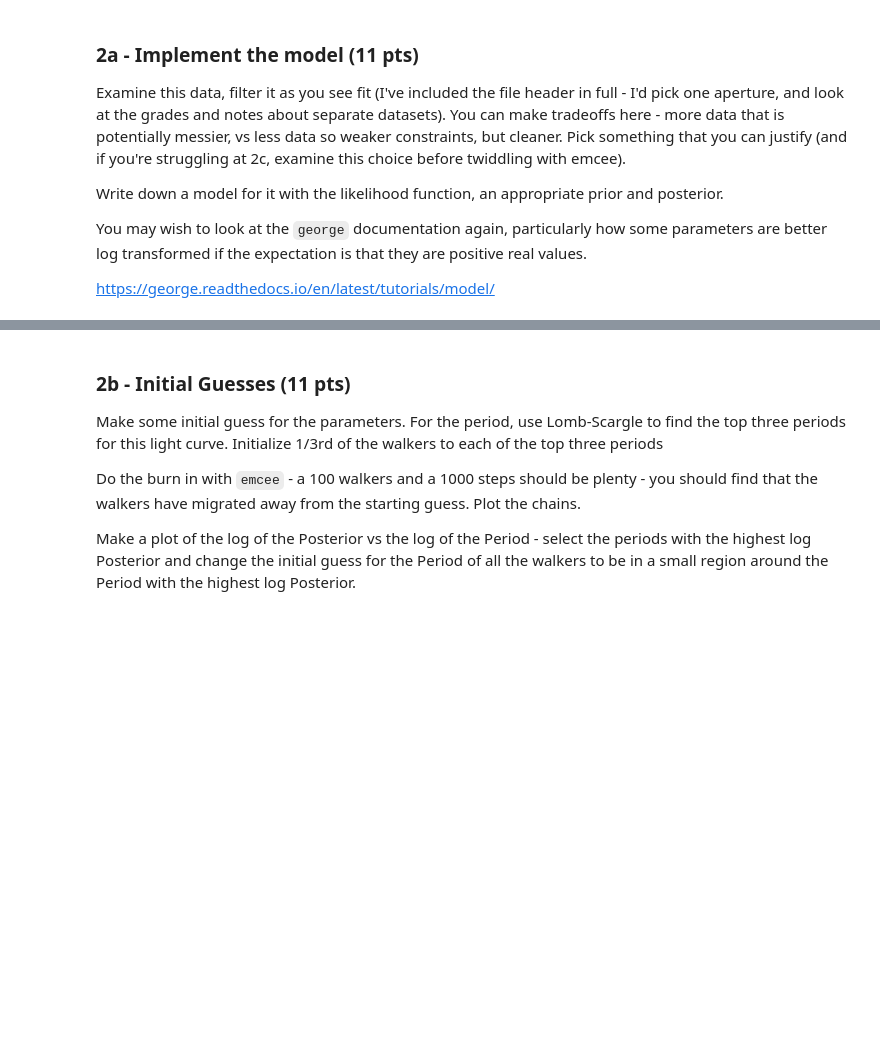
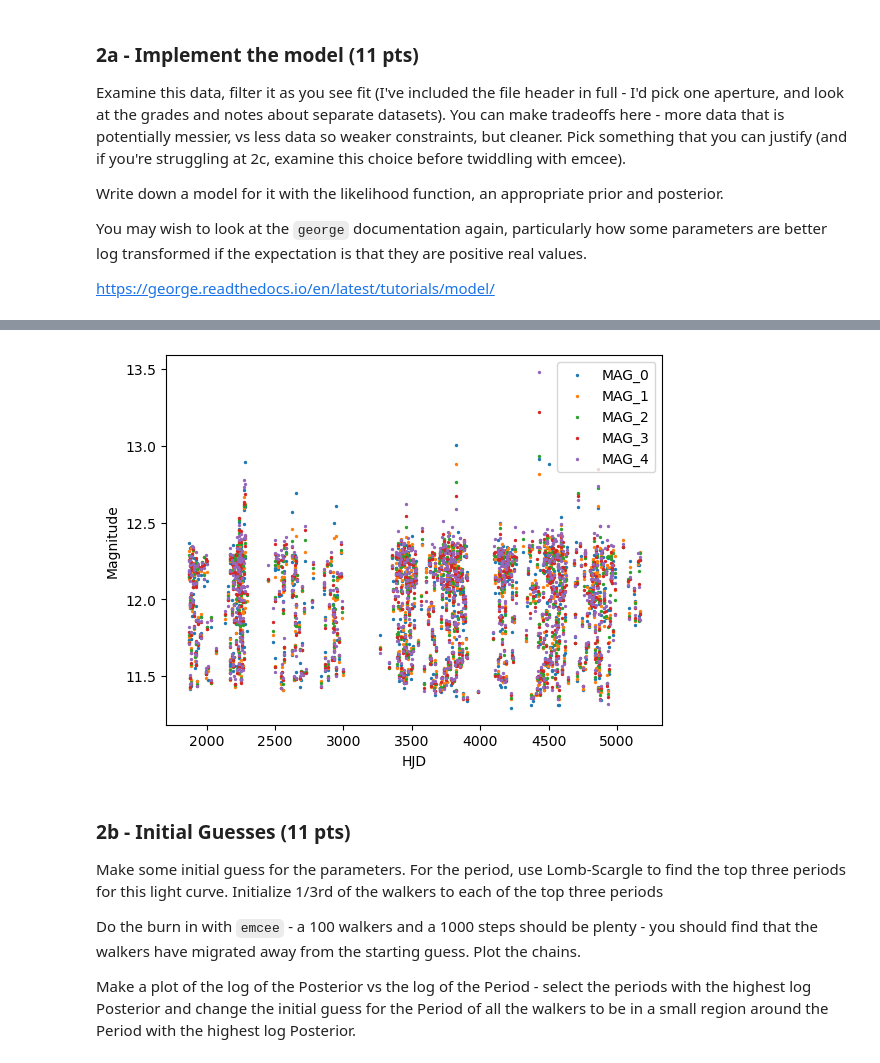
Before and after one commit to gnarayan/ast596_2023_Spring, a Jupyter notebook: homework/AthishThiruvengadam/final/final.ipynb, the cells around one changed output, grey strips where cells are left out. Drawn from its saved outputs; the diff is of its cells as text; code cells hidden in the pictures; blank space fills up the shorter version.

```diff
--- a/homework/AthishThiruvengadam/final/final.ipynb
+++ b/homework/AthishThiruvengadam/final/final.ipynb
@@ -244,0 +251,11 @@ https://george.readthedocs.io/en/latest/tutorials/model/
+# %%
+columnNames = ["HJD", "MAG_0", "MAG_1", "MAG_2", "MAG_3", "MAG_4", "MER_0", "MER_1", "MER_2", "MER_3", "MER_4", "GRADE", "FRAME"]
+# Excluded dataset 1
+asasTable = astropy.io.ascii.read("asas_data.dat", guess="ascii", comment="#", data_start=227, names=columnNames)
+# Taking readings where grade is either A or B
+# as C as partially non measured data and D is considered useless
+maskGradeA = asasTable["GRADE"] == "A"
+maskGradeB = asasTable["GRADE"] == "B"
+finalMask = np.logical_or(maskGradeA, maskGradeB)
+asasTable = asasTable[finalMask]
+asasTable
@@ -244,0 +278,12 @@ https://george.readthedocs.io/en/latest/tutorials/model/
+# %%
+plt.scatter(asasTable["HJD"], asasTable["MAG_0"], s=2, label="MAG_0")
+plt.scatter(asasTable["HJD"], asasTable["MAG_1"], s=2, label="MAG_1")
+plt.scatter(asasTable["HJD"], asasTable["MAG_2"], s=2, label="MAG_2")
+plt.scatter(asasTable["HJD"], asasTable["MAG_3"], s=2, label="MAG_3")
+plt.scatter(asasTable["HJD"], asasTable["MAG_4"], s=2, label="MAG_4")
+plt.xlabel("HJD")
+plt.ylabel("Magnitude")
+plt.legend()
+plt.show()
+# %% [output]
+[figure, added]
```
Also changed, not shown: parts of 34 cells of this notebook.
